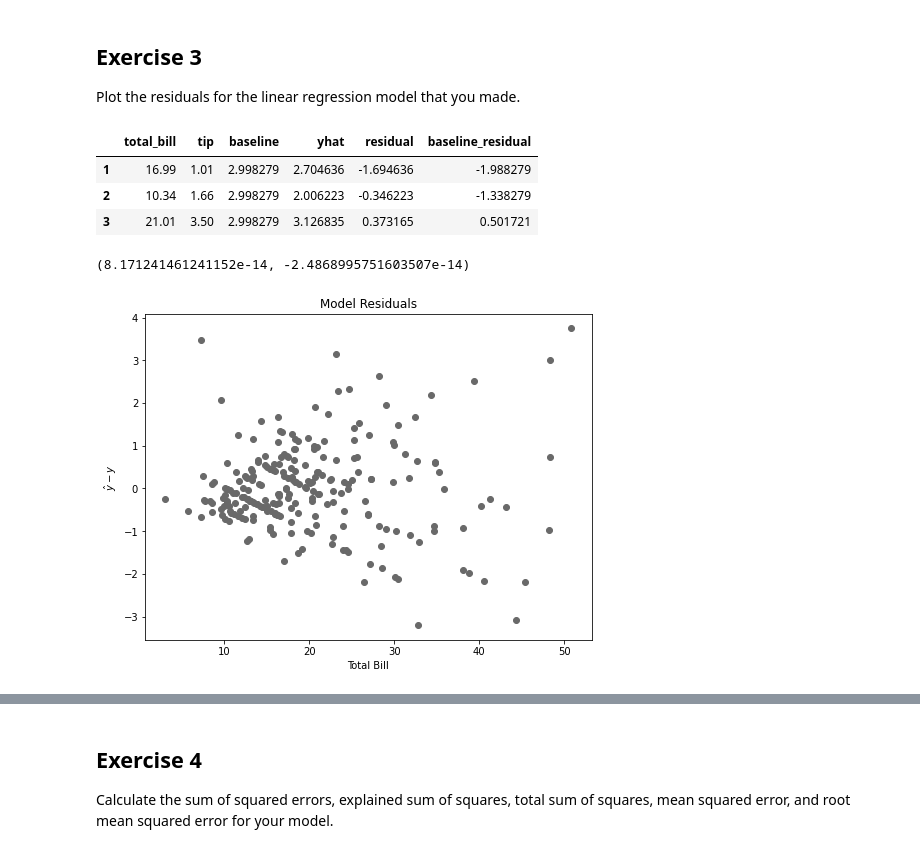
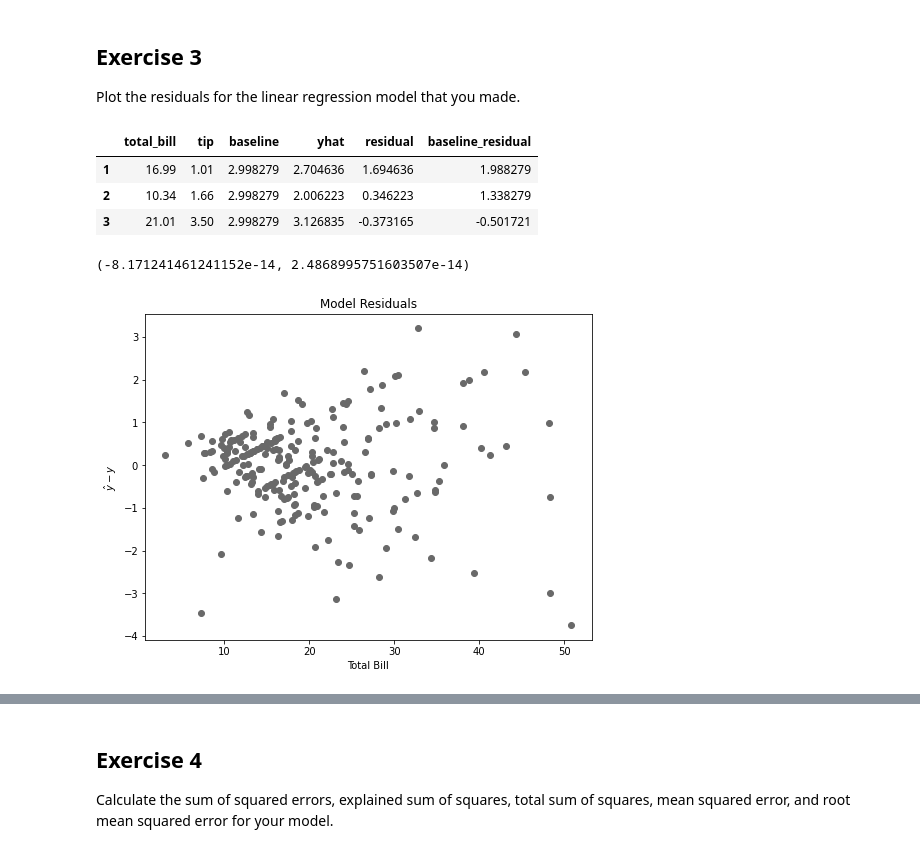
Before and after one commit to lainslie-18/regression-exercises, a Jupyter notebook: evaluate.ipynb, the cells around one changed output, grey strips where cells are left out. Drawn from its saved outputs; the diff is of its cells as text; code cells hidden in the pictures.

```diff
--- a/evaluate.ipynb
+++ b/evaluate.ipynb
@@ -93,18 +93,18 @@ plt.show()
 Plot the residuals for the linear regression model that you made.
 # %%
 # calculate residuals for both baseline and linear regression model
-df['residual'] = df.tip - df.yhat
-df['baseline_residual'] = df.tip - df.baseline
+df['residual'] = df.yhat - df.tip
+df['baseline_residual'] = df.baseline - df.tip
 df.head(3)
 # %% [output]
 |  | total_bill | tip | baseline | yhat | residual | baseline_residual |
-| 1 | 16.99 | 1.01 | 2.998279 | 2.704636 | -1.694636 | -1.988279 |
-| 2 | 10.34 | 1.66 | 2.998279 | 2.006223 | -0.346223 | -1.338279 |
-| 3 | 21.01 | 3.50 | 2.998279 | 3.126835 | 0.373165 | 0.501721 |
+| 1 | 16.99 | 1.01 | 2.998279 | 2.704636 | 1.694636 | 1.988279 |
+| 2 | 10.34 | 1.66 | 2.998279 | 2.006223 | 0.346223 | 1.338279 |
+| 3 | 21.01 | 3.50 | 2.998279 | 3.126835 | -0.373165 | -0.501721 |
 # %%
 df.residual.sum(), df.baseline_residual.sum()
 # %% [output]
-(8.171241461241152e-14, -2.4868995751603507e-14)
+(-8.171241461241152e-14, 2.4868995751603507e-14)
 # %%
 # plot residuals for linear regression model
 plt.figure(figsize=(8, 6))
@@ -118,7 +118,7 @@ plt.xlabel('Total Bill')
 
 plt.show()
 # %% [output]
-[figure, old version]
+[figure, new version]
 # %%
 # plot residuals for baseline
 plt.figure(figsize=(8, 6))
```
Also changed, not shown: parts of 22 cells of this notebook.
